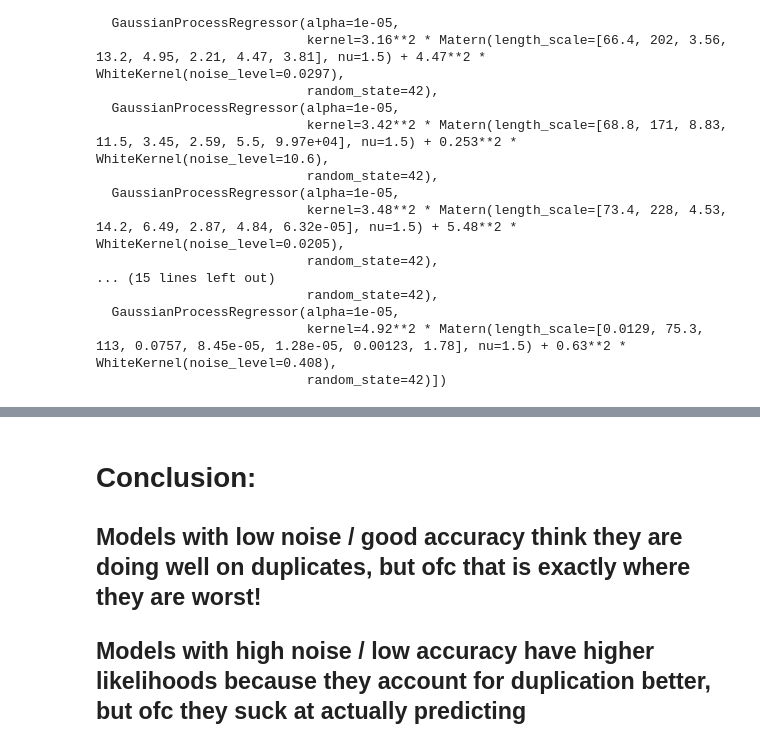
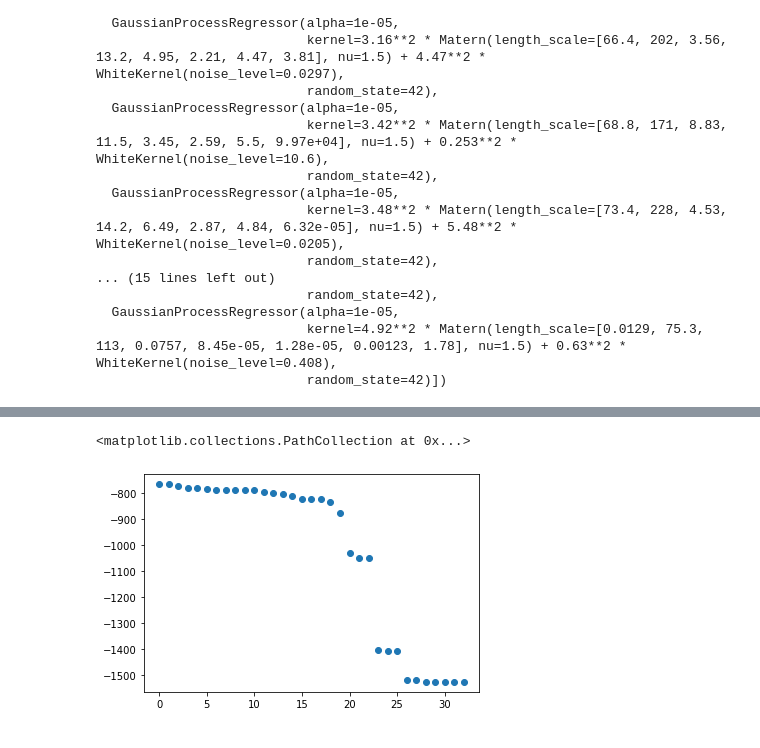
Before and after one commit to lbl-camera/HGDL, a Jupyter notebook: paper/bio/reading_results.ipynb, the cells around one changed output, grey strips where cells are left out. Saved outputs shown, nothing was run; the diff lists cells and outputs as text; code cells hidden in the pictures.

```diff
--- a/paper/bio/reading_results.ipynb
+++ b/paper/bio/reading_results.ipynb
@@ -344,4 +57,6 @@ data[30:50]
-# %% [markdown]
-# Conclusion:
-## Models with low noise / good accuracy think they are doing well on duplicates, but ofc that is exactly where they are worst!
-## Models with high noise / low accuracy have higher likelihoods because they account for duplication better, but ofc they suck at actually predicting
+# %%
+z = np.array([z.log_marginal_likelihood_value_ for z in GPs]);
+plt.scatter(np.arange(len(z)), z)
+# %% [output]
+<matplotlib.collections.PathCollection at 0x...>
+[figure, added]
```
Also changed, not shown: parts of 49 cells of this notebook, 20 other files.
